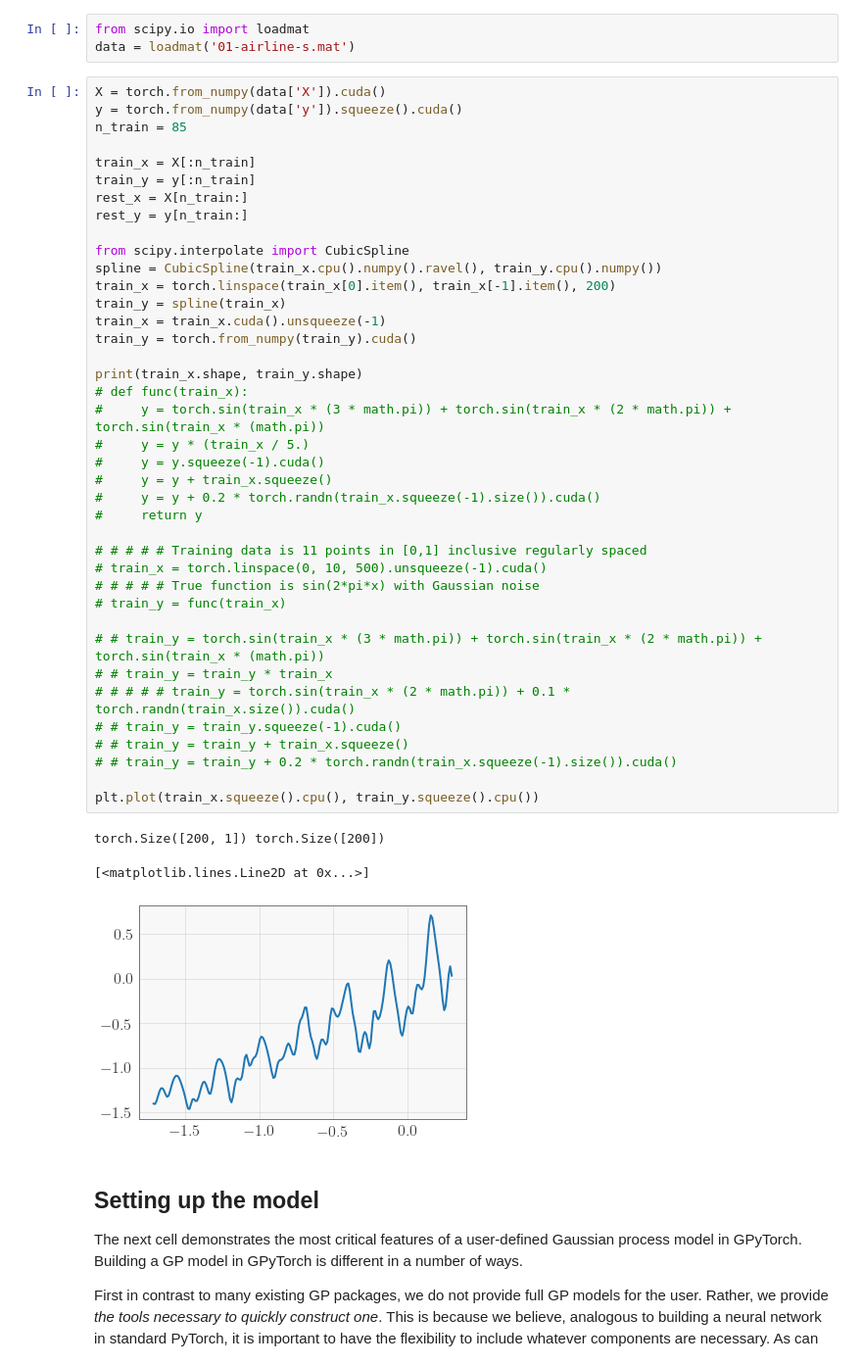
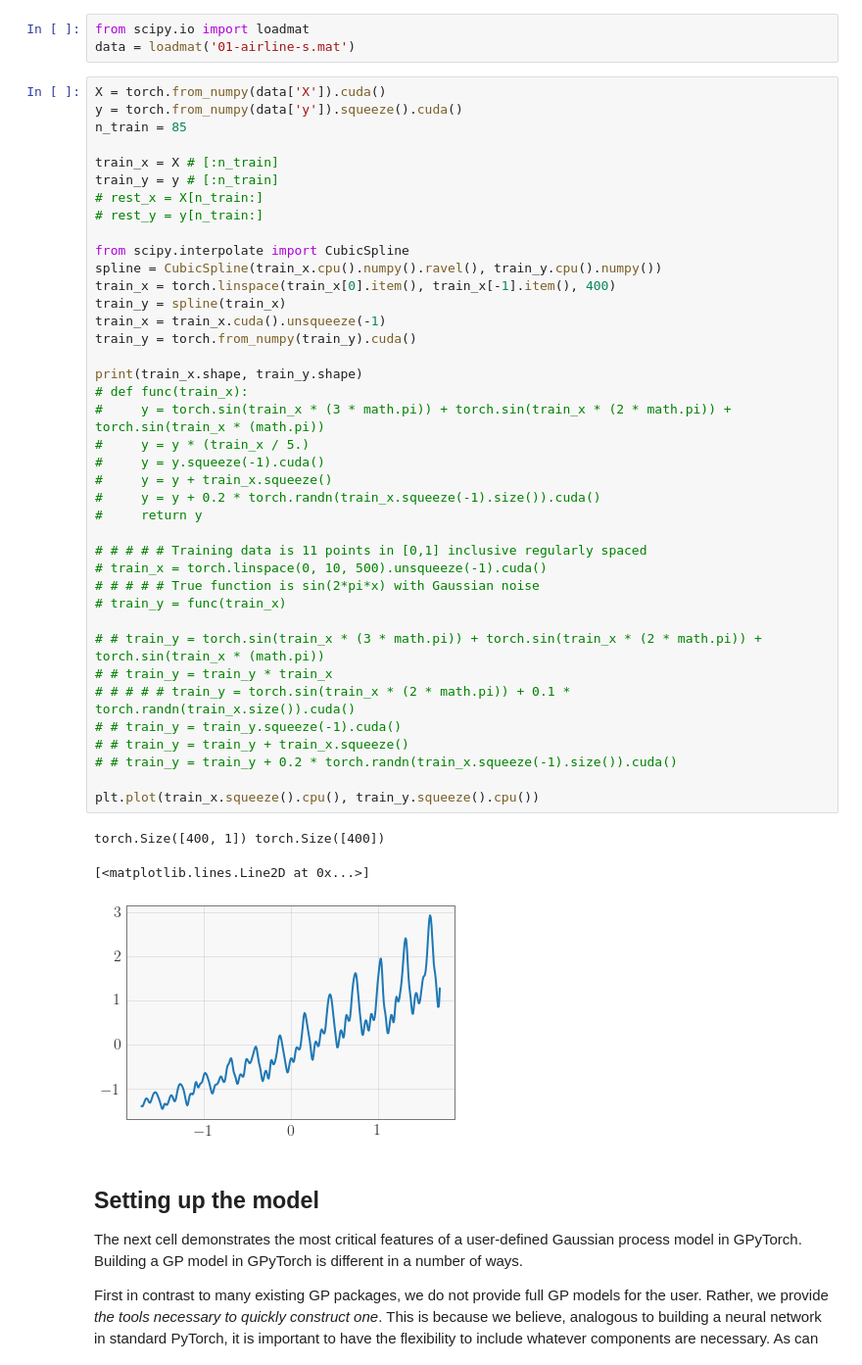
Before and after one commit to cornellius-gp/gpytorch, a Jupyter notebook: examples/01_Simple_GP_Regression/NS_Spectral_AF_Kernel_NS_Function-Copy1.ipynb, the cells around one changed output. Shown at 98% size. Saved outputs shown, nothing was run; the diff lists cells and outputs as text.

```diff
--- a/examples/01_Simple_GP_Regression/NS_Spectral_AF_Kernel_NS_Function-Copy1.ipynb
+++ b/examples/01_Simple_GP_Regression/NS_Spectral_AF_Kernel_NS_Function-Copy1.ipynb
@@ -39,44 +39,44 @@ X = torch.from_numpy(data['X']).cuda()
 y = torch.from_numpy(data['y']).squeeze().cuda()
 n_train = 85
 
-train_x = X[:n_train]
-train_y = y[:n_train]
-rest_x = X[n_train:]
-rest_y = y[n_train:]
+train_x = X # [:n_train]
+train_y = y # [:n_train]
+# rest_x = X[n_train:]
+# rest_y = y[n_train:]
 
 from scipy.interpolate import CubicSpline
 spline = CubicSpline(train_x.cpu().numpy().ravel(), train_y.cpu().numpy())
-train_x = torch.linspace(train_x[0].item(), train_x[-1].item(), 200)
+train_x = torch.linspace(train_x[0].item(), train_x[-1].item(), 400)
 train_y = spline(train_x)
 train_x = train_x.cuda().unsqueeze(-1)
 train_y = torch.from_numpy(train_y).cuda()
 
 print(train_x.shape, train_y.shape)
 # def func(train_x):
 #     y = torch.sin(train_x * (3 * math.pi)) + torch.sin(train_x * (2 * math.pi)) + torch.sin(train_x * (math.pi))
 #     y = y * (train_x / 5.)
 #     y = y.squeeze(-1).cuda()
 #     y = y + train_x.squeeze()
 #     y = y + 0.2 * torch.randn(train_x.squeeze(-1).size()).cuda()
 #     return y
 
 # # # # # Training data is 11 points in [0,1] inclusive regularly spaced
 # train_x = torch.linspace(0, 10, 500).unsqueeze(-1).cuda()
 # # # # # True function is sin(2*pi*x) with Gaussian noise
 # train_y = func(train_x)
 
 # # train_y = torch.sin(train_x * (3 * math.pi)) + torch.sin(train_x * (2 * math.pi)) + torch.sin(train_x * (math.pi))
 # # train_y = train_y * train_x
 # # # # # train_y = torch.sin(train_x * (2 * math.pi)) + 0.1 * torch.randn(train_x.size()).cuda()
 # # train_y = train_y.squeeze(-1).cuda()
 # # train_y = train_y + train_x.squeeze()
 # # train_y = train_y + 0.2 * torch.randn(train_x.squeeze(-1).size()).cuda()
 
 plt.plot(train_x.squeeze().cpu(), train_y.squeeze().cpu())
 # %% [output]
-torch.Size([200, 1]) torch.Size([200])
+torch.Size([400, 1]) torch.Size([400])
 [<matplotlib.lines.Line2D at 0x...>]
-[figure, old version]
+[figure, new version]
 # %% [markdown]
 ## Setting up the model
 
```
Also changed, not shown: parts of 9 cells of this notebook, 2 other files.
